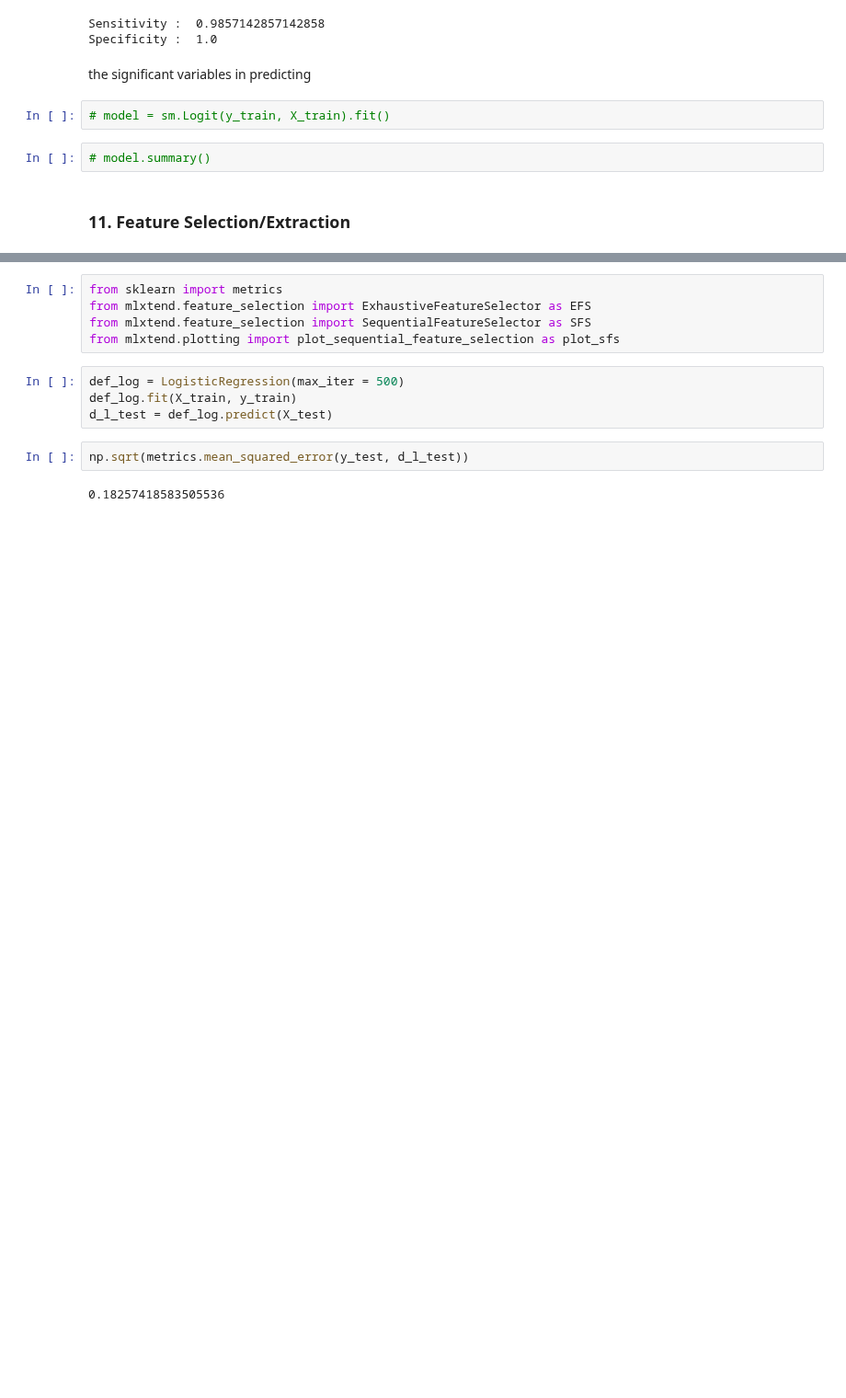
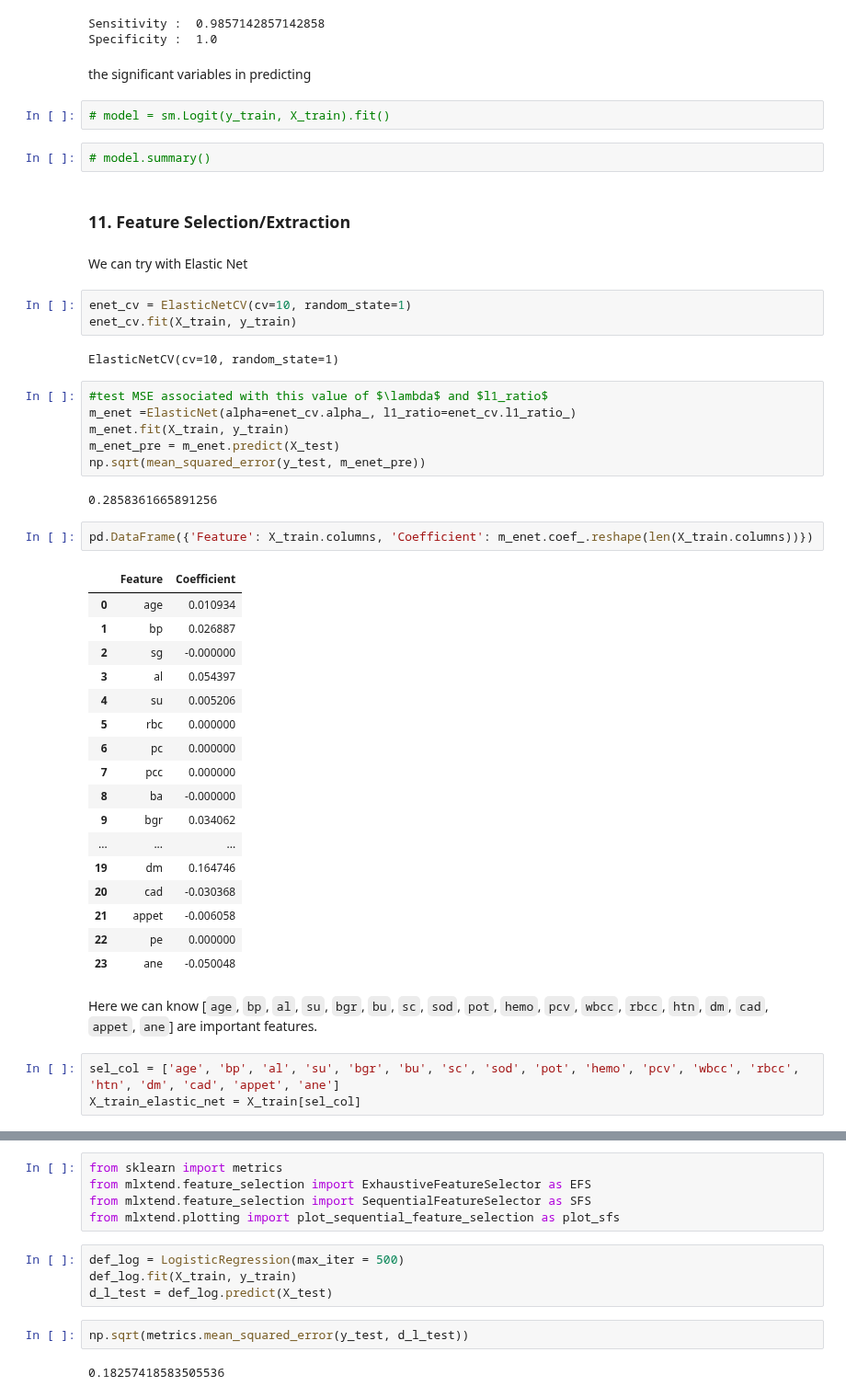
Before and after one commit to Barkesty/Project-Chronic-Kidney-Disease-Classification-Challenge, a Jupyter notebook: project.ipynb, the cells around one changed output, grey strips where cells are left out. Shown at 92% size. Drawn from its saved outputs; the diff is of its cells as text; blank space fills up the shorter version.

Commit message:
elastic net

```diff
--- a/project.ipynb
+++ b/project.ipynb
@@ -1050,3 +1050,43 @@ the significant variables in predicting
 # model.summary()
 # %% [markdown]
 ### **11. Feature Selection/Extraction**
+# %% [markdown]
+We can try with Elastic Net
+# %%
+enet_cv = ElasticNetCV(cv=10, random_state=1)
+enet_cv.fit(X_train, y_train)
+# %% [output]
+ElasticNetCV(cv=10, random_state=1)
+# %%
+#test MSE associated with this value of $\lambda$ and $l1_ratio$
+m_enet =ElasticNet(alpha=enet_cv.alpha_, l1_ratio=enet_cv.l1_ratio_)
+m_enet.fit(X_train, y_train)
+m_enet_pre = m_enet.predict(X_test)
+np.sqrt(mean_squared_error(y_test, m_enet_pre))
+# %% [output]
+0.2858361665891256
+# %%
+pd.DataFrame({'Feature': X_train.columns, 'Coefficient': m_enet.coef_.reshape(len(X_train.columns))})
+# %% [output]
+|  | Feature | Coefficient |
+| 0 | age | 0.010934 |
+| 1 | bp | 0.026887 |
+| 2 | sg | -0.000000 |
+| 3 | al | 0.054397 |
+| 4 | su | 0.005206 |
+| 5 | rbc | 0.000000 |
+| 6 | pc | 0.000000 |
+| 7 | pcc | 0.000000 |
+| 8 | ba | -0.000000 |
+| 9 | bgr | 0.034062 |
+| ... | ... | ... |
+| 19 | dm | 0.164746 |
+| 20 | cad | -0.030368 |
+| 21 | appet | -0.006058 |
+| 22 | pe | 0.000000 |
+| 23 | ane | -0.050048 |
+# %% [markdown]
+Here we can know  [`age`, `bp`, `al`, `su`, `bgr`, `bu`, `sc`, `sod`, `pot`, `hemo`, `pcv`, `wbcc`, `rbcc`, `htn`, `dm`, `cad`, `appet`, `ane`] are important features.
+# %%
+sel_col = ['age', 'bp', 'al', 'su', 'bgr', 'bu', 'sc', 'sod', 'pot', 'hemo', 'pcv', 'wbcc', 'rbcc', 'htn', 'dm', 'cad', 'appet', 'ane']
+X_train_elastic_net = X_train[sel_col]
```
Also changed, not shown: parts of 10 cells of this notebook.
